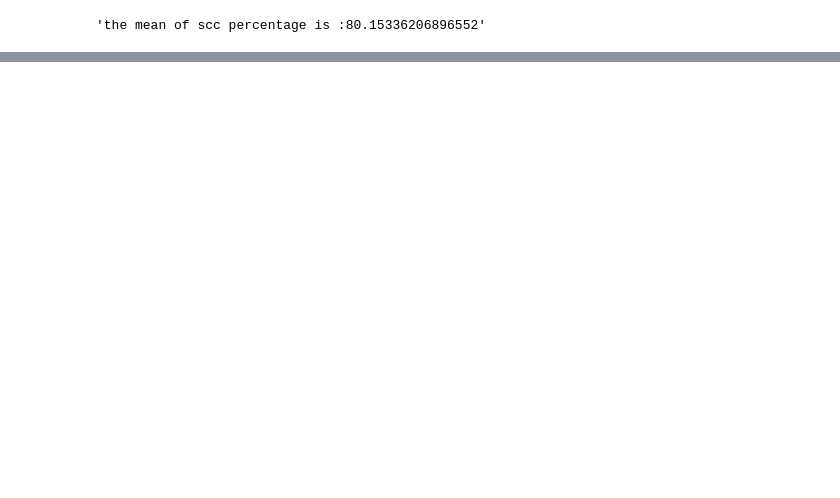
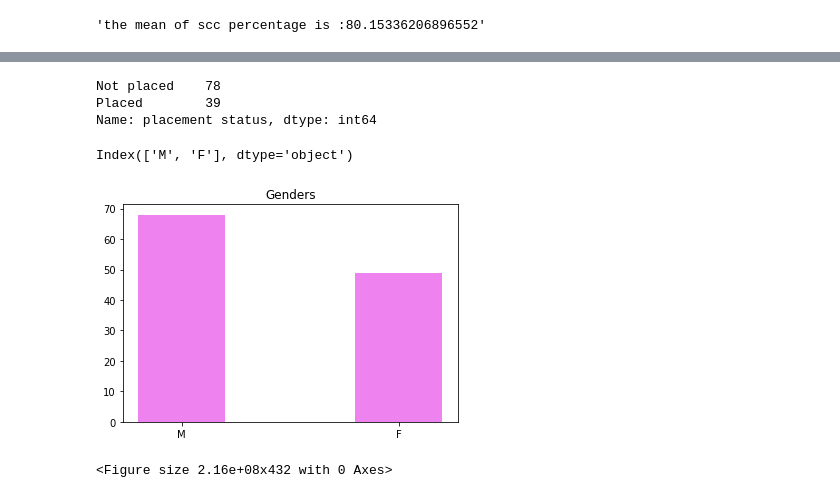
Before and after one commit to 21pa1a6128/DWM-lab, a Jupyter notebook: operations_on_dataset.ipynb, the cells around one changed output, grey strips where cells are left out. Cells and saved outputs as stored; diff of their text form; code cells hidden in the pictures; blank space fills up the shorter version.

```diff
--- a/operations_on_dataset.ipynb
+++ b/operations_on_dataset.ipynb
@@ -37,3 +38,5 @@ dtype: bool
 #Q3 deal with na values
 df['SSC Percentage']=df['SSC Percentage'].fillna(np.mean(df['SSC Percentage']))
 df['B.Tech_percentage']=df['B.Tech_percentage'].fillna(np.mean(df['B.Tech_percentage']))
+df['registered_for_ Placement_Training']=df['registered_for_ Placement_Training'].fillna((df['registered_for_ Placement_Training'].mode()[0]))
+df.head()
@@ -48,0 +68,17 @@ NameError: ignored
+# %%
+df['placement status'].value_counts()
+# %% [output]
+Not placed    78
+Placed        39
+Name: placement status, dtype: int64
+# %%
+df['Gender'].value_counts().keys()
+# %% [output]
+Index(['M', 'F'], dtype='object')
+# %%
+plt.bar(df['Gender'].value_counts().keys(),df['Gender'].value_counts(),color='violet',width=0.4)
+plt.title('Genders')
+plt.show()
+# %% [output]
+[figure, added]
+<Figure size 2.16e+08x432 with 0 Axes>
```
Also changed, not shown: parts of 13 cells of this notebook.
